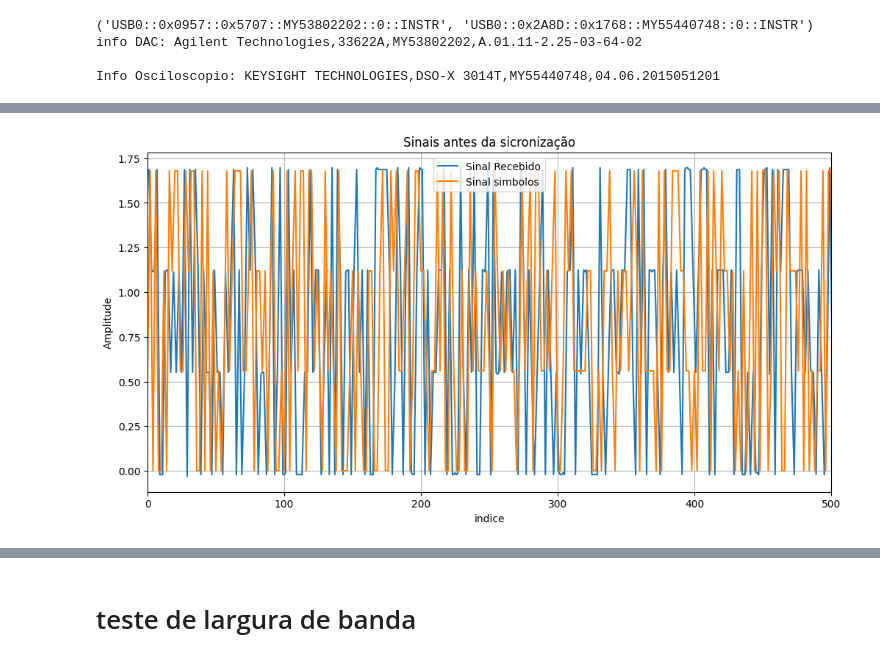
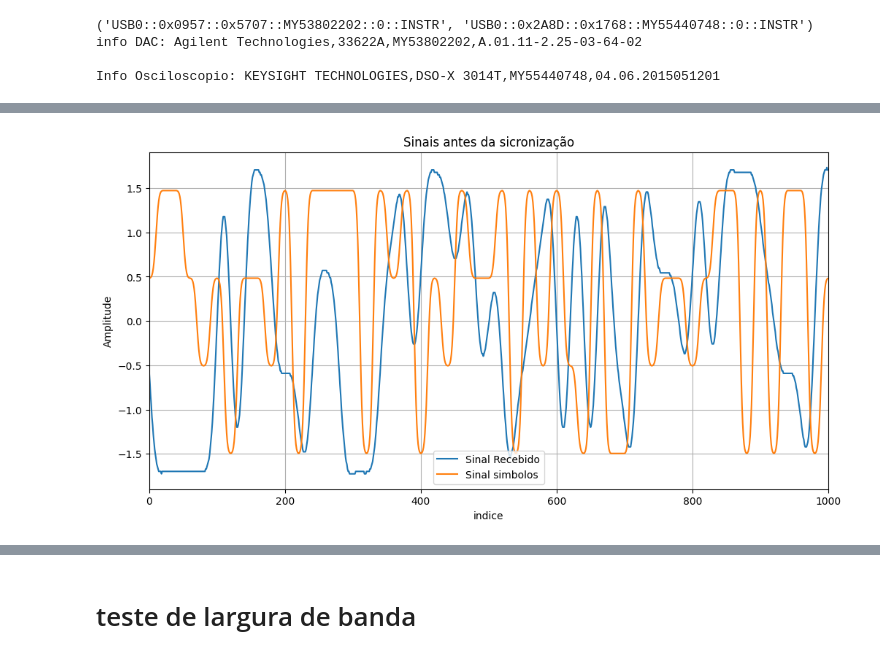
Before and after one commit to LucasLobo7/TCC, a Jupyter notebook: Equipamentos/Simulacao_Completa.ipynb, the cells around one changed output, grey strips where cells are left out. Drawn from its saved outputs; the diff is of its cells as text; code cells hidden in the pictures.

```diff
--- a/Equipamentos/Simulacao_Completa.ipynb
+++ b/Equipamentos/Simulacao_Completa.ipynb
@@ -56,9 +56,9 @@ rm.close()
 
 #Valores Geração do sinal
 M = 4 # order of the modulation format
-nsimbolos = 1e6
-SPS = 2
-formatoPulso = 'rrc' #'rect','nrz','rrc'
+nsimbolos = 1e4
+SPS = 4
+formatoPulso = 'nrz' #'rect','nrz','rrc'
 nTaps = 1024
 alpha = 0.01
 
@@ -66,21 +66,21 @@ bits,simbolos = Gerar_Simbolos(M,nsimbolos,SPS,formatoPulso,nTaps,alpha)
 
 #Gerando uma onda arbitraria no DAC
 Porta = 2
-fs = 100e6
+fs = 250e6
 V_High = 4
 V_Low = 0
 pontos = simbolos
 filtro = 'NORMal'
 DAC.write(f'SOURce{Porta}:DATA:VOL:CLE')
-Onda_Dac_Keysight(DAC,Porta,400e6,V_High,V_Low,pontos,'teste',filtro)
+Onda_Dac_Keysight(DAC,Porta,fs*SPS,V_High,V_Low,pontos,'teste',filtro)
 
 DAC.query('*OPC?')
 
 #Configurar O osciloscopio
 tempo = nsimbolos/(fs)
 canais = np.array([3])
-vDivisao = np.array([0.6])
-impedancia = np.array(['ONEMeg'])
+vDivisao = np.array([0.8])
+impedancia = np.array(['FIFTy'])
 trigger = np.array([0])
 offset = np.array([2])
 ConfigurarScope(scope,tempo,canais,vDivisao,impedancia,canais[0],trigger,offset)
@@ -100,46 +96,24 @@ plt.plot(simbolos[0:50],'-o')
 # %%
-
-scope.write(':WAVeform:POINts 1300000')
-
-dados = scope.query_binary_values('waveform:    ?', datatype='B')
-
-nDados = len(dados)
-
-
-tInicial = float(scope.query('waveform:xorigin?'))
-Δt = float(scope.query('waveform:xincrement?'))
-
-yIncial = float(scope.query('waveform:yorigin?'))
-Δy = float(scope.query('waveform:yincrement?'))
-yReferencia = float(scope.query('waveform:yreference?'))
-
-
-t = np.linspace(tInicial,tInicial + Δt*nDados,nDados,endpoint=0)
-y = (np.array(dados) - yReferencia)*Δy  + yIncial
+t,y = AdquirirOnda(scope,3)
 
 print(f'Numero de pontos do osciloscopio: {len(y)}')
 print(f'Amostras por simbolo do osciloscopio: {len(y)/(nsimbolos)}')
 print(f'Janela de tempo do Osciloscopio: {round((t[-1]-t[0])*1e3,3)} ms')
 print(f'Frequencia de amostragem do osciloscopio: {round(1e-6/(t[1]-t[0]),3)} MHz')
 
-#print(len(y)/(nsimbolos)/SPS)
+bits,simbolos = Gerar_Simbolos(M,nsimbolos,int(len(y)/(nsimbolos)),formatoPulso,nTaps,alpha,bits)
 plt.figure(1)
-td = t[0::int(len(y)/(nsimbolos)/SPS)]
-yd = y[0::int(len(y)/(nsimbolos)/SPS)]
-plt.plot(pnorm(yd)[0:1000],label='Sinal Recebido')
-plt.plot(pnorm(4*(simbolos-np.min(simbolos))/np.max(2*simbolos))[0:1000],label='Sinal simbolos')
-plt.xlim(0,500)
+plt.plot(pnorm(y-np.mean(y))[0:1000],label='Sinal Recebido')
+plt.plot(pnorm(simbolos-np.mean(simbolos))[0:1000],label='Sinal simbolos')
+plt.xlim(0,1000)
 plt.xlabel('indice')
 plt.ylabel('Amplitude')
 plt.grid()
 plt.legend()
 plt.title('Sinais antes da sicronização')
-len(simbolos)
+
 plt.figure(2)
-
-corr = periodic_corr(np.append(pnorm(4*(simbolos-np.min(simbolos))/np.max(2*simbolos)),np.zeros(len(yd)-len(simbolos))), pnorm(yd))
-
-
+corr = periodic_corr(pnorm(simbolos-np.mean(simbolos)), pnorm(y-np.mean(y)))
 delay = np.argmax(corr)
 plt.plot(corr/np.max(corr))
 plt.xlabel('indice')
@@ -147,35 +121,14 @@ plt.ylabel('Amplitude')
 plt.grid()
 plt.title(f'Correlação cruzada usando FFT, atraso = {int(delay)}')
 
-
 plt.figure(3)
-plt.plot(pnorm(np.roll(yd,delay)[0:len(simbolos)])[0:500],label='Sinal Recebido')
-plt.plot(pnorm(4*(simbolos-np.min(simbolos))/np.max(2*simbolos))[0:500],'--',label='Sinal simbolos')
-plt.xlim(0,500)
+ysicronizado = np.roll(y,delay)
+plt.plot(pnorm(ysicronizado-np.mean(ysicronizado))[0:1000],label='Sinal Recebido')
+plt.plot(pnorm(simbolos-np.mean(simbolos))[0:1000],label='Sinal simbolos')
+plt.xlim(0,1000)
 plt.xlabel('indice')
 plt.ylabel('Amplitude')
 plt.grid()
 plt.legend()
-plt.title('Sinais após a sicronização')
-
-
-# Demodulação
-
-simbolosT = (pnorm(4*(simbolos-np.min(simbolos))/np.max(2*simbolos)))[0::SPS]
-simbolosR =(pnorm(np.roll(yd,delay)))[0::SPS]
-simbolosR = simbolosR[0:len(simbolosT)]
-bitsT  = demodulateGray((simbolosT)-np.mean(simbolosT), M, 'pam')
-bitsR  = demodulateGray((simbolosR)-np.mean(simbolosR), M, 'pam')
-erros = bitsT ^ bitsR
-erros = len(erros[erros!=0])
-ber = erros/len(bitsT)
-plt.figure(4)
-plt.plot(np.roll((bitsT ^ bitsR),int(-delay//SPS*np.log2(M))))
-plt.xlabel('indice')
-plt.ylabel('Resultado')
-plt.grid()
-plt.title(f'Mapa de erros da transmissão')
-print('Resultados')
-print(f'Numero de erros: {erros}')
-print(f'ber: {ber}')
+plt.title('Sinais depois da sicronização')
 # %% [output]
@@ -189 +140 @@ ber: 0.04007923076923077
-[figure, old version]
+[figure, new version]
```
Also changed, not shown: parts of 10 cells of this notebook, 3 other files.
